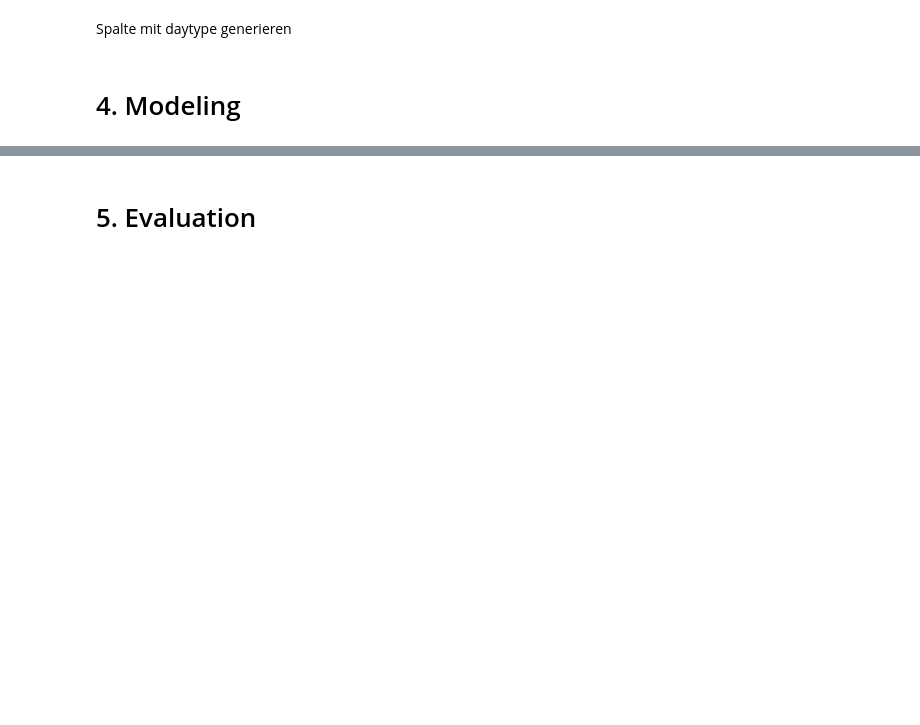
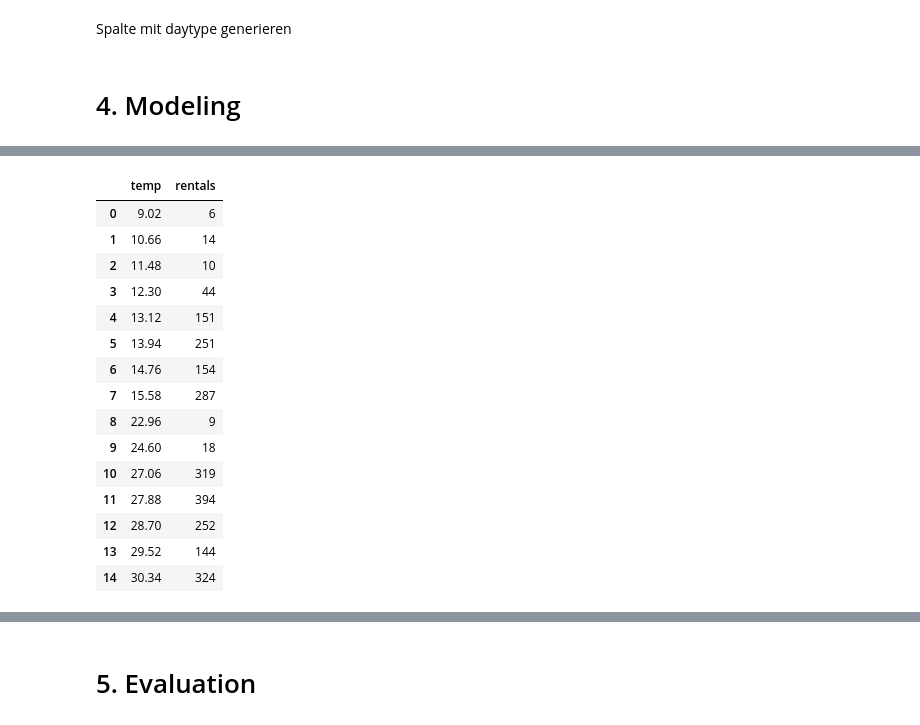
Before and after one commit to MarcWoerner/dabi-1, a Jupyter notebook: EDA_DABI.ipynb, the cells around one changed output, grey strips where cells are left out. Cells and saved outputs as stored; diff of their text form; code cells hidden in the pictures; blank space fills up the shorter version.

```diff
--- a/EDA_DABI.ipynb
+++ b/EDA_DABI.ipynb
@@ -70,0 +118,20 @@ df['ym-date'] = df.datetime.dt.strftime('%Y-%m')
+# %%
+df_temp_rentals = df_slice_full.groupby("temp").agg({"datetime":"count"}).reset_index().rename({"datetime":"rentals"}, axis=1)
+df_temp_rentals
+# %% [output]
+|  | temp | rentals |
+| 0 | 9.02 | 6 |
+| 1 | 10.66 | 14 |
+| 2 | 11.48 | 10 |
+| 3 | 12.30 | 44 |
+| 4 | 13.12 | 151 |
+| 5 | 13.94 | 251 |
+| 6 | 14.76 | 154 |
+| 7 | 15.58 | 287 |
+| 8 | 22.96 | 9 |
+| 9 | 24.60 | 18 |
+| 10 | 27.06 | 319 |
+| 11 | 27.88 | 394 |
+| 12 | 28.70 | 252 |
+| 13 | 29.52 | 144 |
+| 14 | 30.34 | 324 |
```
Also changed, not shown: parts of 19 cells of this notebook, 1 other file.
